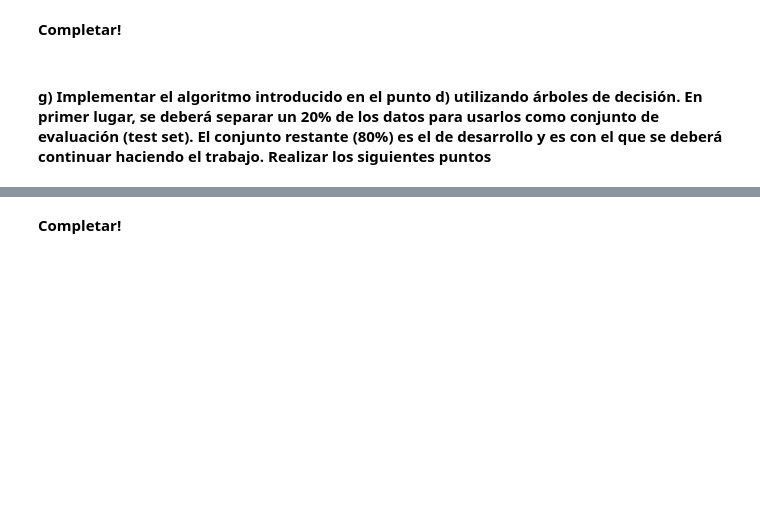
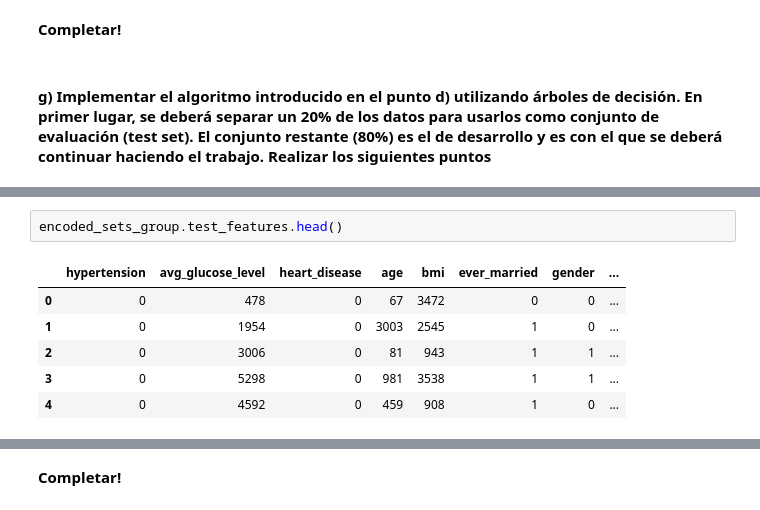
Before and after one commit to magistery-tps/aa-tp1, a Jupyter notebook: notebooks/tp1.ipynb, the cells around one changed output, grey strips where cells are left out. Saved outputs shown, nothing was run; the diff lists cells and outputs as text; blank space fills up the shorter version.

```diff
--- a/notebooks/tp1.ipynb
+++ b/notebooks/tp1.ipynb
@@ -620,0 +712,9 @@ No missing values!
+# %%
+encoded_sets_group.test_features.head()
+# %% [output]
+|  | hypertension | avg_glucose_level | heart_disease | age | bmi | ever_married | gender | ... |
+| 0 | 0 | 478 | 0 | 67 | 3472 | 0 | 0 | ... |
+| 1 | 0 | 1954 | 0 | 3003 | 2545 | 1 | 0 | ... |
+| 2 | 0 | 3006 | 0 | 81 | 943 | 1 | 1 | ... |
+| 3 | 0 | 5298 | 0 | 981 | 3538 | 1 | 1 | ... |
+| 4 | 0 | 4592 | 0 | 459 | 908 | 1 | 0 | ... |
```
Also changed, not shown: parts of 17 cells of this notebook, 3 other files.
